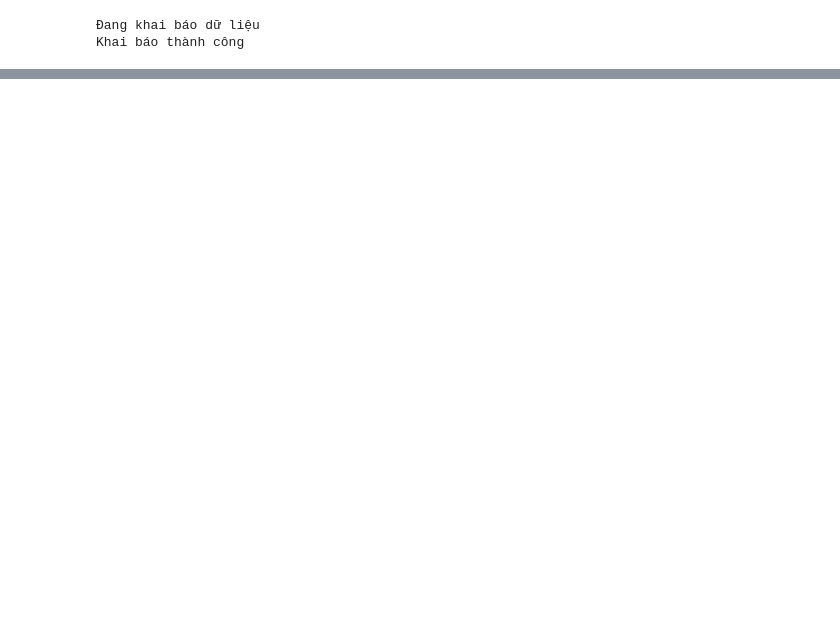
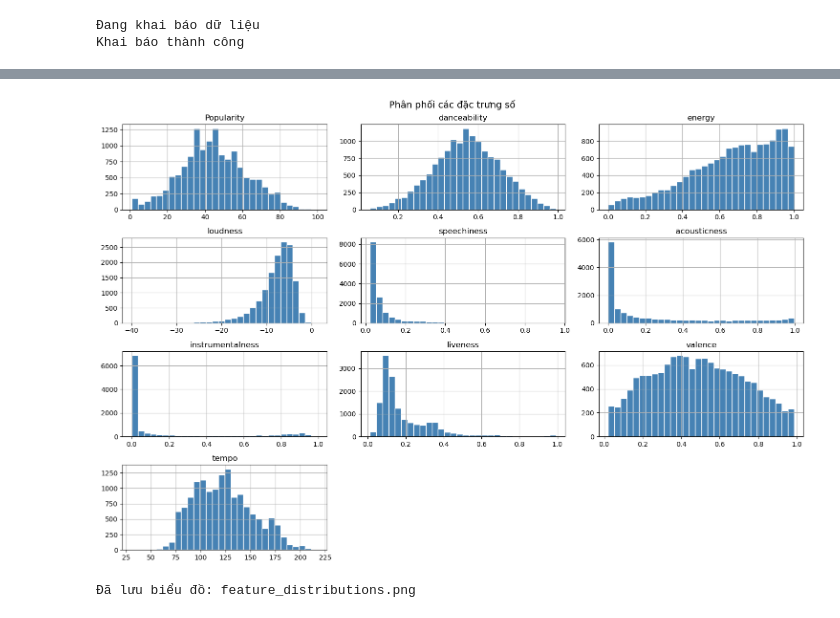
Before and after one commit to Dibenz204/Nhom07_SGU26_ML_MusicGenreClassification, a Jupyter notebook: EDA/DataProfiling.ipynb, the cells around one changed output, grey strips where cells are left out. Saved outputs shown, nothing was run; the diff lists cells and outputs as text; code cells hidden in the pictures; blank space fills up the shorter version.

```diff
--- a/EDA/DataProfiling.ipynb
+++ b/EDA/DataProfiling.ipynb
@@ -37,0 +208,14 @@ Saved: ..\Notebooks\EDA\DataProfiling\20260507_221729_data_profiling.csv
+# %%
+numeric_cols = ['Popularity', 'danceability', 'energy', 'loudness',
+                'speechiness', 'acousticness', 'instrumentalness',
+                'liveness', 'valence', 'tempo']
+
+df[numeric_cols].hist(bins=30, figsize=(15, 10), color='steelblue', edgecolor='white')
+plt.suptitle('Phân phối các đặc trưng số', fontsize=14)
+plt.tight_layout()
+plt.savefig('../EDA/feature_distributions.png', dpi=150)
+plt.show()
+print("Đã lưu biểu đồ: feature_distributions.png")
+# %% [output]
+[figure, added]
+Đã lưu biểu đồ: feature_distributions.png
```
Also changed, not shown: parts of 16 cells of this notebook, 4 other files.
